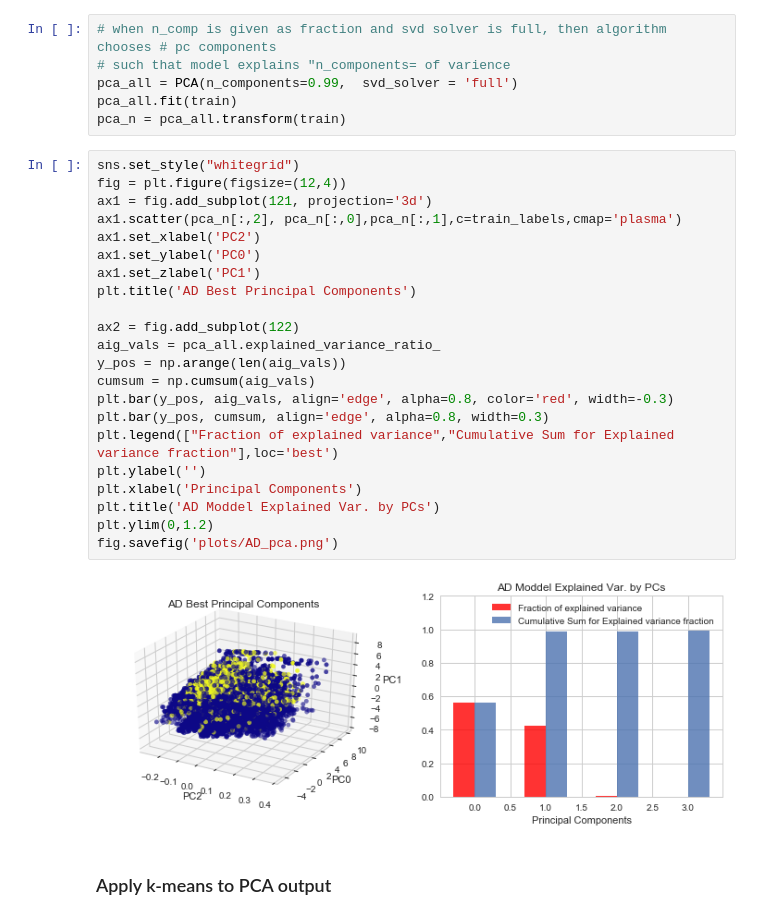
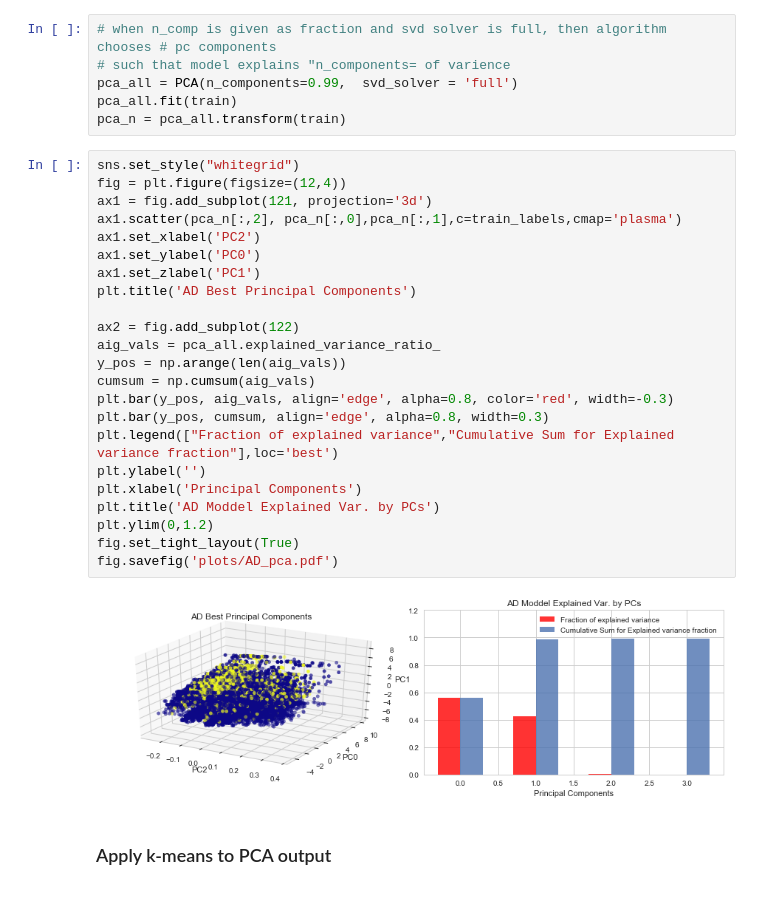
Before and after one commit to truzmeto/UnsupervisedLearning, a Jupyter notebook: AD.ipynb, the cells around one changed output. Saved outputs shown, nothing was run; the diff lists cells and outputs as text.

```diff
--- a/AD.ipynb
+++ b/AD.ipynb
@@ -251,27 +253,28 @@ pca_n = pca_all.transform(train)
 # %%
 sns.set_style("whitegrid")
 fig = plt.figure(figsize=(12,4))
 ax1 = fig.add_subplot(121, projection='3d')
 ax1.scatter(pca_n[:,2], pca_n[:,0],pca_n[:,1],c=train_labels,cmap='plasma')
 ax1.set_xlabel('PC2')
 ax1.set_ylabel('PC0')
 ax1.set_zlabel('PC1')
 plt.title('AD Best Principal Components')
 
 ax2 = fig.add_subplot(122)
 aig_vals = pca_all.explained_variance_ratio_
 y_pos = np.arange(len(aig_vals))
 cumsum = np.cumsum(aig_vals)
 plt.bar(y_pos, aig_vals, align='edge', alpha=0.8, color='red', width=-0.3)
 plt.bar(y_pos, cumsum, align='edge', alpha=0.8, width=0.3)
 plt.legend(["Fraction of explained variance","Cumulative Sum for Explained variance fraction"],loc='best')
 plt.ylabel('')
 plt.xlabel('Principal Components')
 plt.title('AD Moddel Explained Var. by PCs')
 plt.ylim(0,1.2)
-fig.savefig('plots/AD_pca.png')
+fig.set_tight_layout(True)
+fig.savefig('plots/AD_pca.pdf')
 # %% [output]
-[figure, old version]
+[figure, new version]
 # %% [markdown]
 ### Apply k-means to PCA output
 # %%
```
Also changed, not shown: parts of 5 cells of this notebook, 13 other files.
